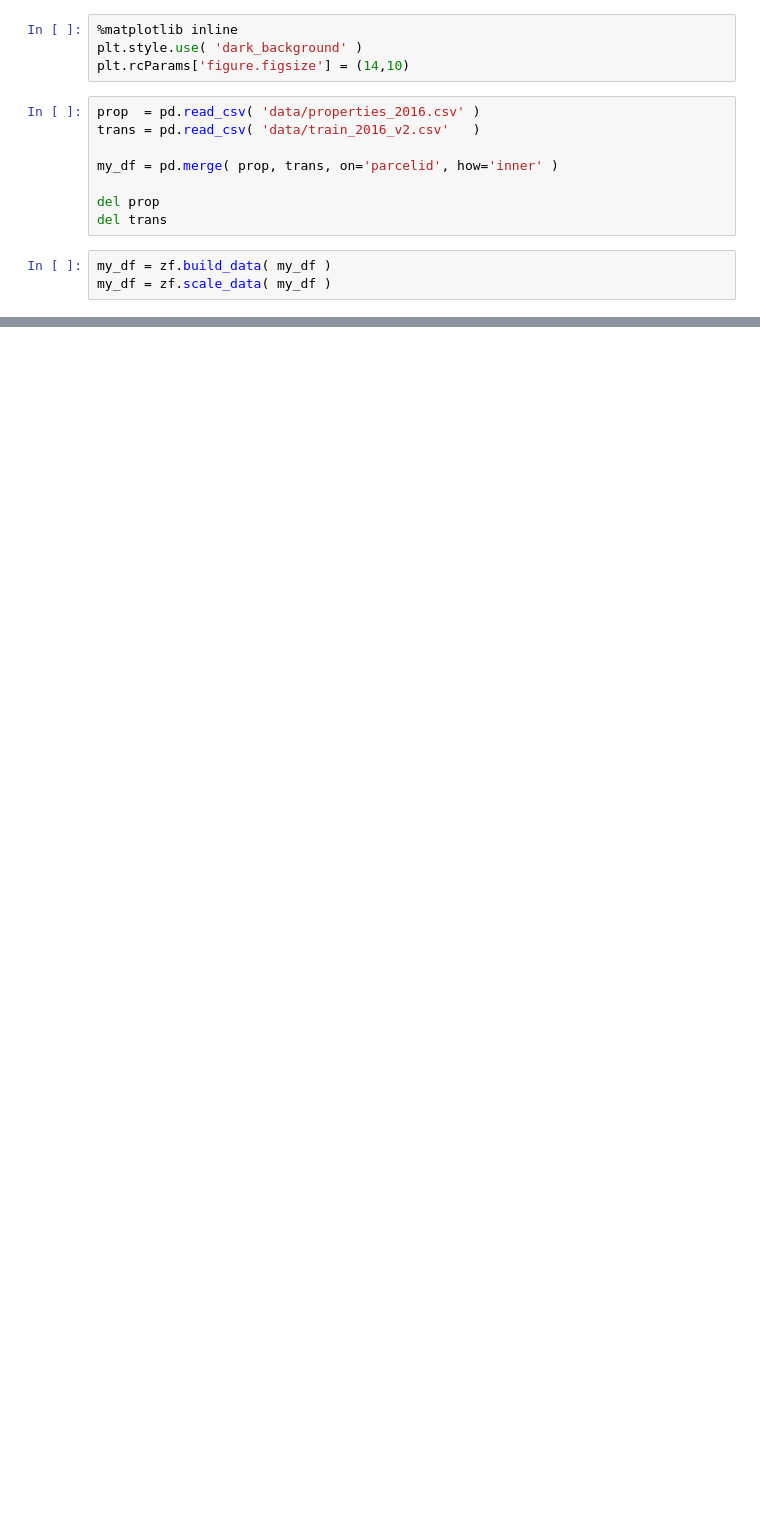
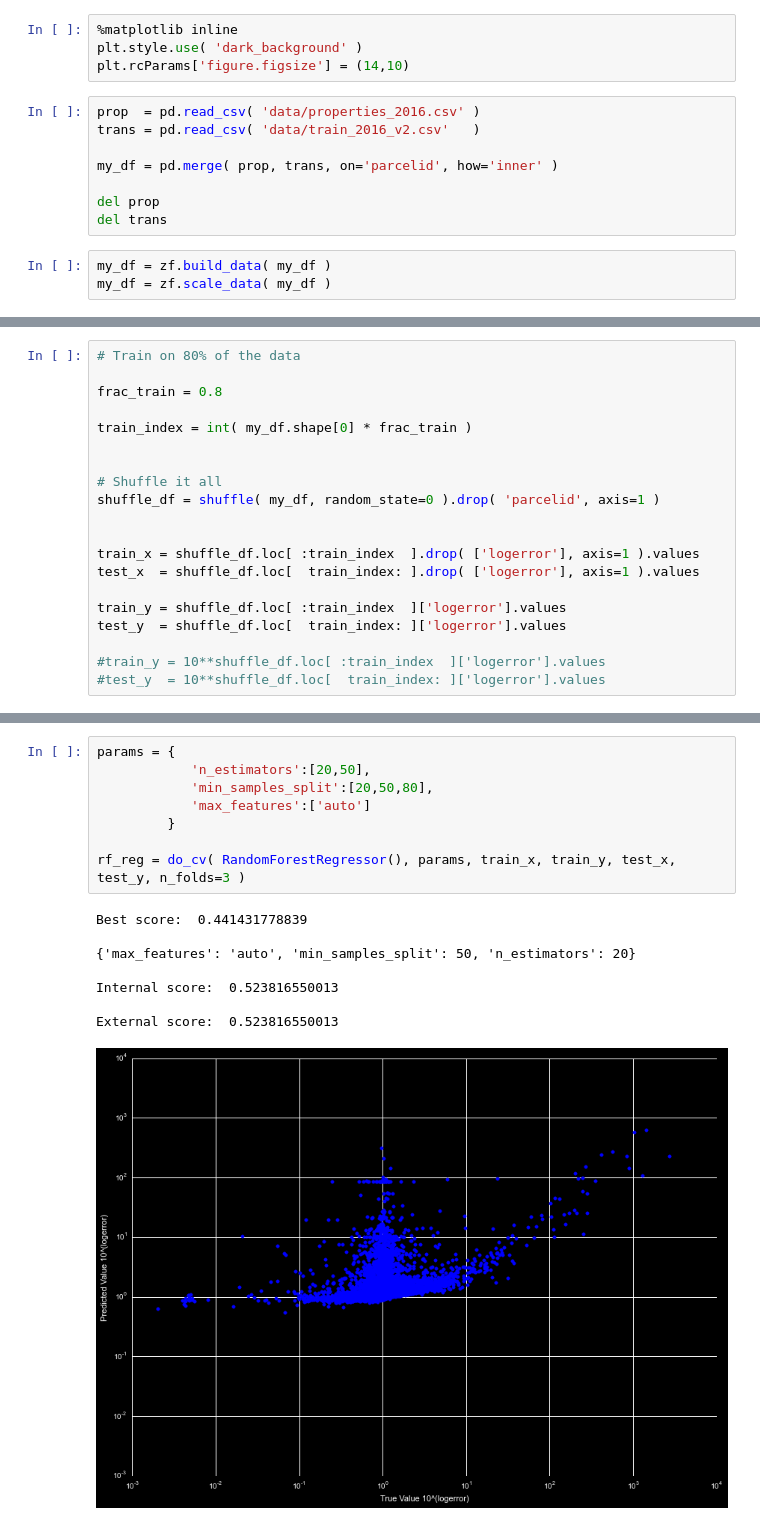
Before and after one commit to markertsean/zillow, a Jupyter notebook: train.ipynb, the cells around one changed output, grey strips where cells are left out. Drawn from its saved outputs; the diff is of its cells as text; blank space fills up the shorter version.

Commit message:
Tried to implement training, need to work on the cv functions

```diff
--- a/train.ipynb
+++ b/train.ipynb
@@ -41,0 +53,20 @@ my_df.head()
+# %%
+# Train on 80% of the data
+
+frac_train = 0.8
+
+train_index = int( my_df.shape[0] * frac_train )
+
+
+# Shuffle it all
+shuffle_df = shuffle( my_df, random_state=0 ).drop( 'parcelid', axis=1 )
+
+
+train_x = shuffle_df.loc[ :train_index  ].drop( ['logerror'], axis=1 ).values
+test_x  = shuffle_df.loc[  train_index: ].drop( ['logerror'], axis=1 ).values
+
+train_y = shuffle_df.loc[ :train_index  ]['logerror'].values
+test_y  = shuffle_df.loc[  train_index: ]['logerror'].values
+
+#train_y = 10**shuffle_df.loc[ :train_index  ]['logerror'].values
+#test_y  = 10**shuffle_df.loc[  train_index: ]['logerror'].values
@@ -41,0 +201,17 @@ my_df.head()
+# %%
+params = {
+            'n_estimators':[20,50],
+            'min_samples_split':[20,50,80],
+            'max_features':['auto']
+         }
+
+rf_reg = do_cv( RandomForestRegressor(), params, train_x, train_y, test_x, test_y, n_folds=3 )
+# %% [output]
+Best score:  0.441431778839
+
+{'max_features': 'auto', 'min_samples_split': 50, 'n_estimators': 20}
+
+Internal score:  0.523816550013
+
+External score:  0.523816550013
+[figure, added]
```
Also changed, not shown: parts of 6 cells of this notebook.
